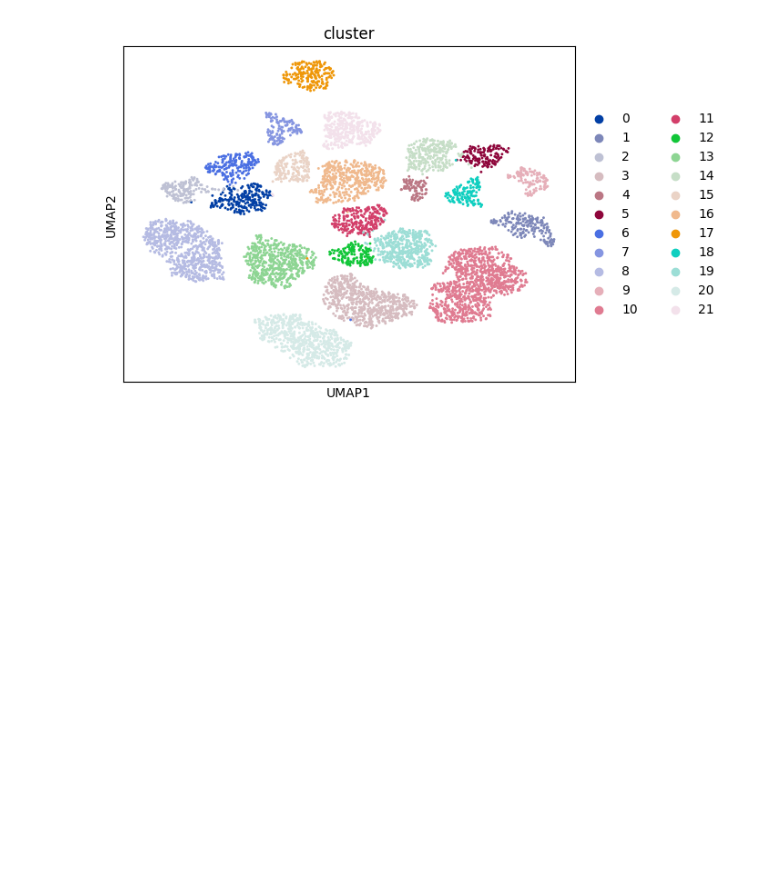
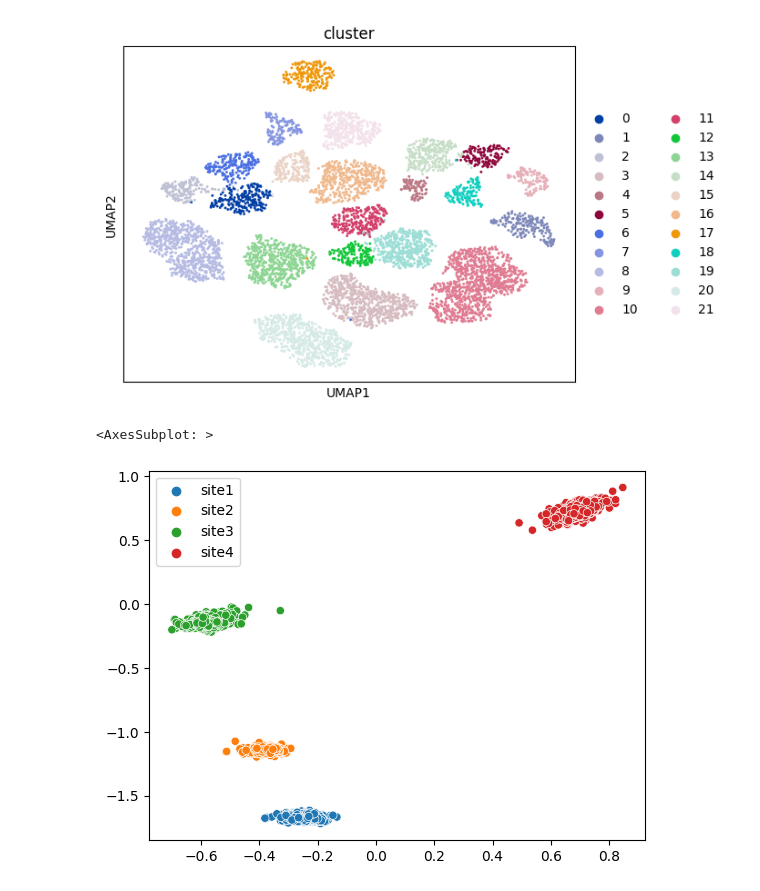
Before and after one commit to Center-for-Health-Data-Science/multiDGD, a Jupyter notebook: tutorials/example_adata_bonemarrow.ipynb, the cells around one changed output. Cells and saved outputs as stored; diff of their text form; code cells hidden in the pictures; blank space fills up the shorter version.

Commit message:
add to demo: covariate representations

```diff
--- a/tutorials/example_adata_bonemarrow.ipynb
+++ b/tutorials/example_adata_bonemarrow.ipynb
@@ -173,3 +179,14 @@ sc.pl.umap(data, color='cluster')
 [figure]
 [figure]
 [figure]
+# %%
+# new addition: "sample-level" representations (or covariate representations)
+
+cov_rep = model.get_covariate_representation(split="train")
+
+# plot
+import seaborn as sns
+sns.scatterplot(x=cov_rep[:, 0], y=cov_rep[:, 1], hue=data.obs[data.obs["train_val_test"]=="train"]["Site"].values)
+# %% [output]
+<AxesSubplot: >
+[figure, added]
```
Also changed, not shown: parts of 2 cells of this notebook.
